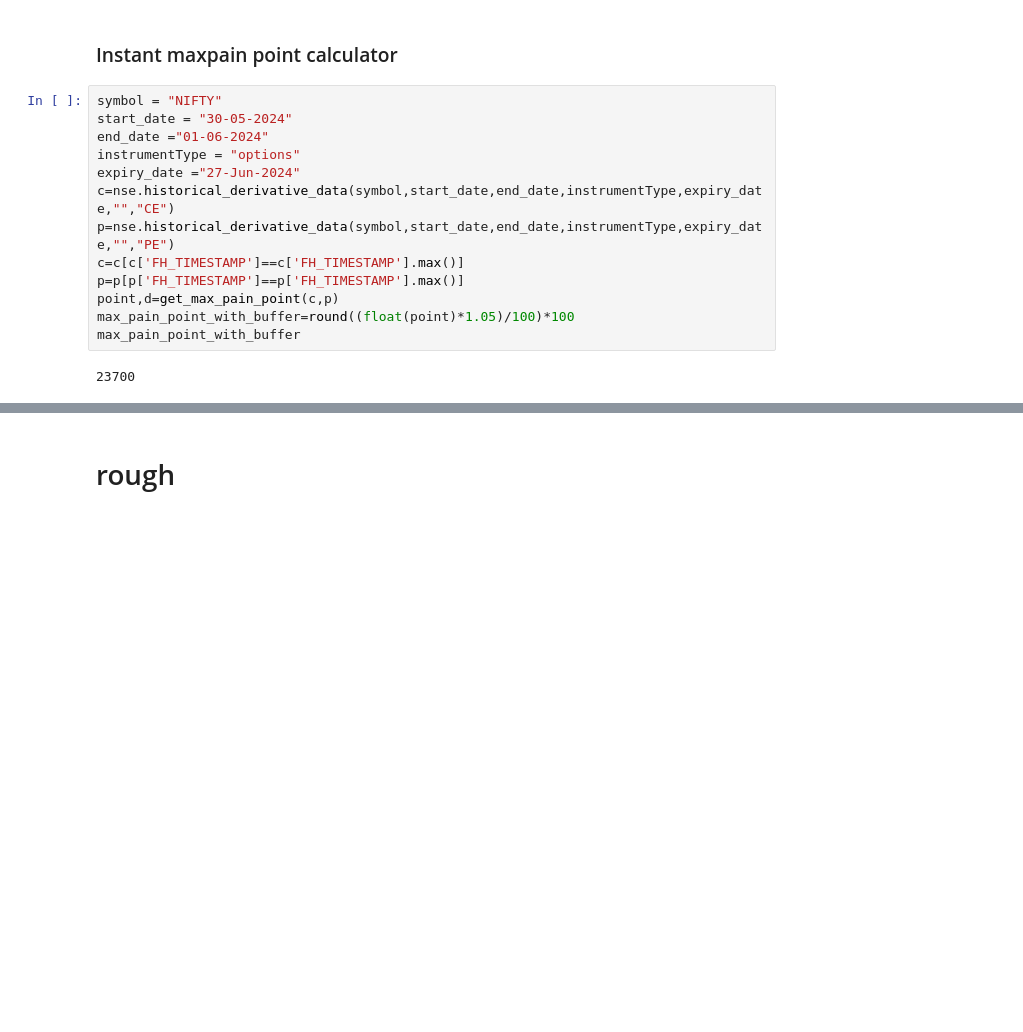
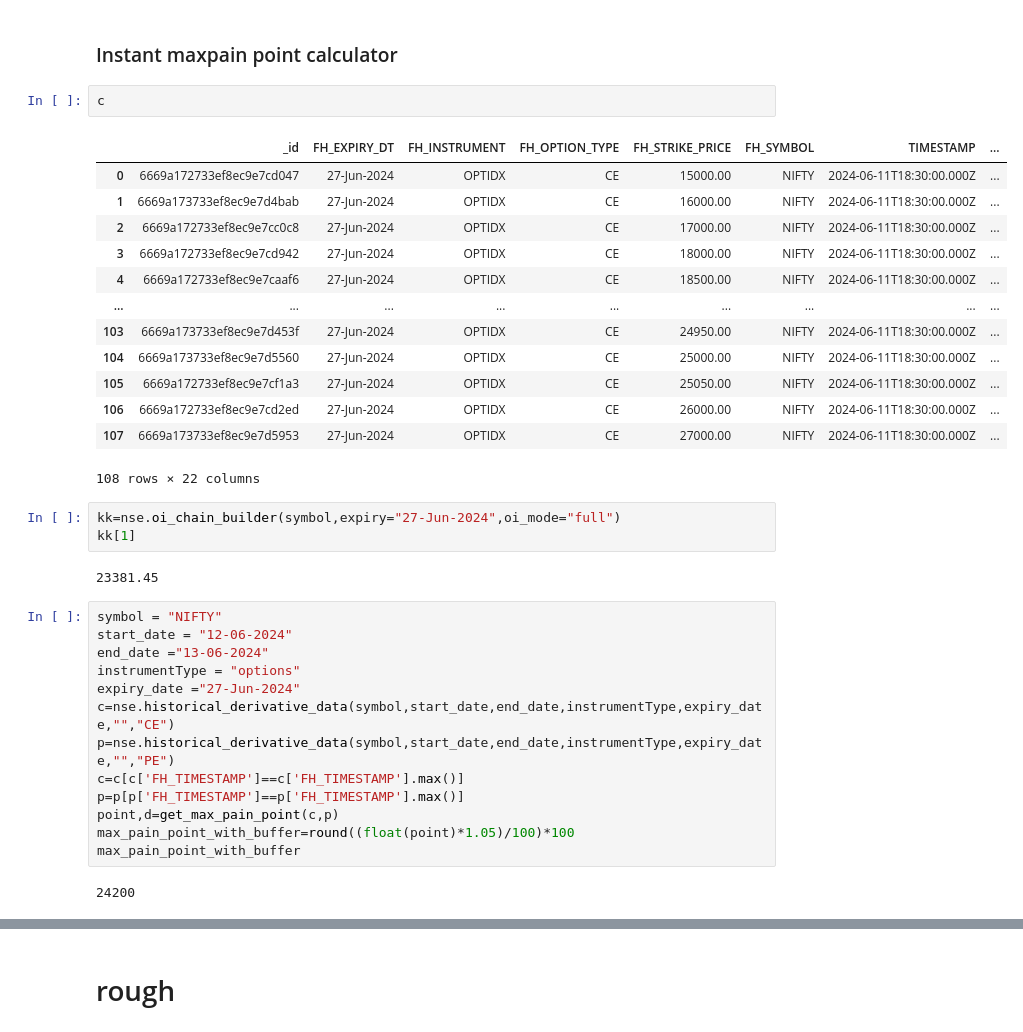
Before and after one commit to sgmishra/finance, a Jupyter notebook: rough/maxpain_backtesting.ipynb, the cells around one changed output, grey strips where cells are left out. Saved outputs shown, nothing was run; the diff lists cells and outputs as text; blank space fills up the shorter version.

```diff
--- a/rough/maxpain_backtesting.ipynb
+++ b/rough/maxpain_backtesting.ipynb
@@ -251,9 +267,30 @@ monthly_results
 # %% [markdown]
 ### Instant maxpain point calculator
+# %%
+c
+# %% [output]
+|  | _id | FH_EXPIRY_DT | FH_INSTRUMENT | FH_OPTION_TYPE | FH_STRIKE_PRICE | FH_SYMBOL | TIMESTAMP | ... |
+| 0 | 6669a172733ef8ec9e7cd047 | 27-Jun-2024 | OPTIDX | CE | 15000.00 | NIFTY | 2024-06-11T18:30:00.000Z | ... |
+| 1 | 6669a173733ef8ec9e7d4bab | 27-Jun-2024 | OPTIDX | CE | 16000.00 | NIFTY | 2024-06-11T18:30:00.000Z | ... |
+| 2 | 6669a172733ef8ec9e7cc0c8 | 27-Jun-2024 | OPTIDX | CE | 17000.00 | NIFTY | 2024-06-11T18:30:00.000Z | ... |
+| 3 | 6669a172733ef8ec9e7cd942 | 27-Jun-2024 | OPTIDX | CE | 18000.00 | NIFTY | 2024-06-11T18:30:00.000Z | ... |
+| 4 | 6669a172733ef8ec9e7caaf6 | 27-Jun-2024 | OPTIDX | CE | 18500.00 | NIFTY | 2024-06-11T18:30:00.000Z | ... |
+| ... | ... | ... | ... | ... | ... | ... | ... | ... |
+| 103 | 6669a173733ef8ec9e7d453f | 27-Jun-2024 | OPTIDX | CE | 24950.00 | NIFTY | 2024-06-11T18:30:00.000Z | ... |
+| 104 | 6669a173733ef8ec9e7d5560 | 27-Jun-2024 | OPTIDX | CE | 25000.00 | NIFTY | 2024-06-11T18:30:00.000Z | ... |
+| 105 | 6669a172733ef8ec9e7cf1a3 | 27-Jun-2024 | OPTIDX | CE | 25050.00 | NIFTY | 2024-06-11T18:30:00.000Z | ... |
+| 106 | 6669a172733ef8ec9e7cd2ed | 27-Jun-2024 | OPTIDX | CE | 26000.00 | NIFTY | 2024-06-11T18:30:00.000Z | ... |
+| 107 | 6669a173733ef8ec9e7d5953 | 27-Jun-2024 | OPTIDX | CE | 27000.00 | NIFTY | 2024-06-11T18:30:00.000Z | ... |
+108 rows × 22 columns
+# %%
+kk=nse.oi_chain_builder(symbol,expiry="27-Jun-2024",oi_mode="full")
+kk[1]
+# %% [output]
+23381.45
 # %%
 symbol = "NIFTY"
-start_date = "30-05-2024"
-end_date ="01-06-2024"
+start_date = "12-06-2024"
+end_date ="13-06-2024"
 instrumentType = "options"
 expiry_date ="27-Jun-2024"
 c=nse.historical_derivative_data(symbol,start_date,end_date,instrumentType,expiry_date,"","CE")
@@ -264,7 +301,7 @@ point,d=get_max_pain_point(c,p)
 max_pain_point_with_buffer=round((float(point)*1.05)/100)*100
 max_pain_point_with_buffer
 # %% [output]
-23700
+24200
 # %%
 lotsize=25
 profit= float(c[c['FH_STRIKE_PRICE']=="%.2f" % max_pain_point_with_buffer]['FH_CLOSING_PRICE'].values[0]) *lotsize
```
Also changed, not shown: parts of 4 cells of this notebook, 6 other files.
